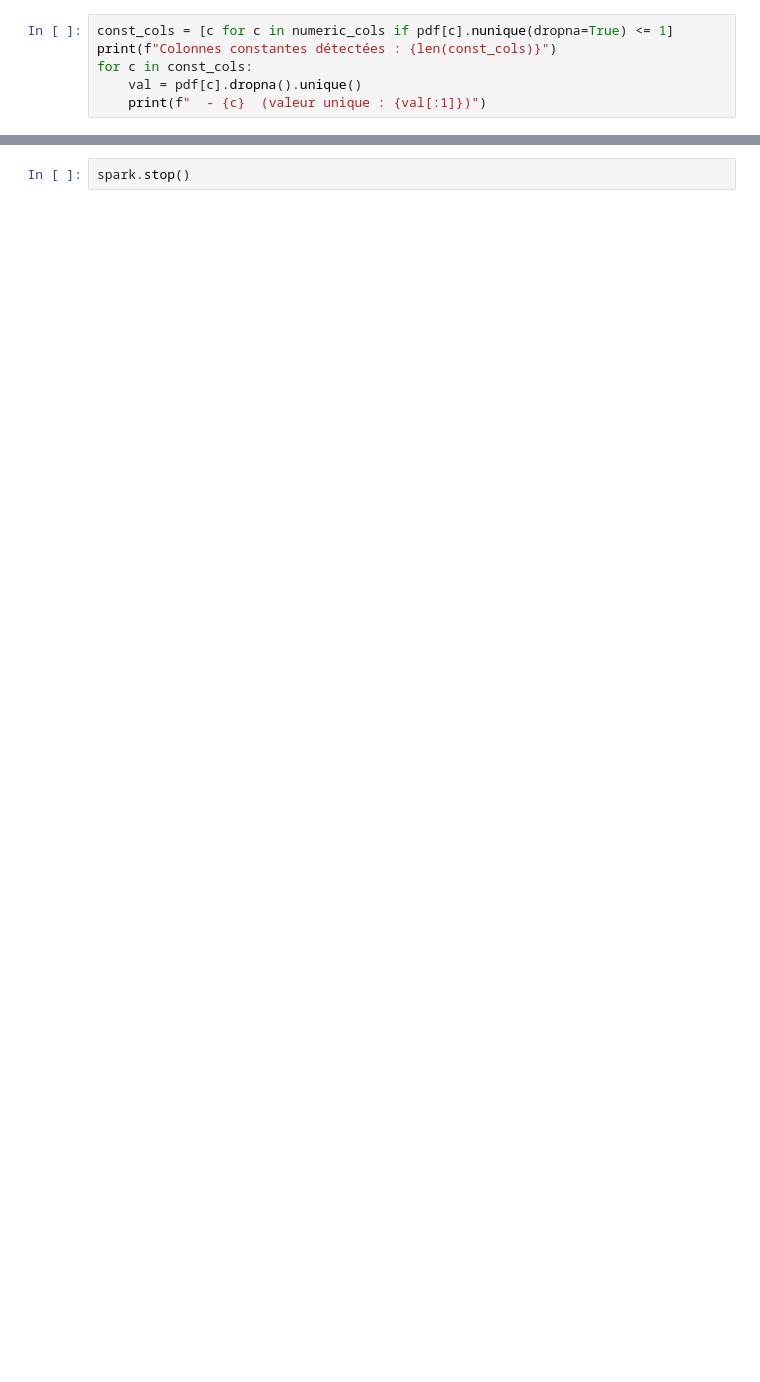
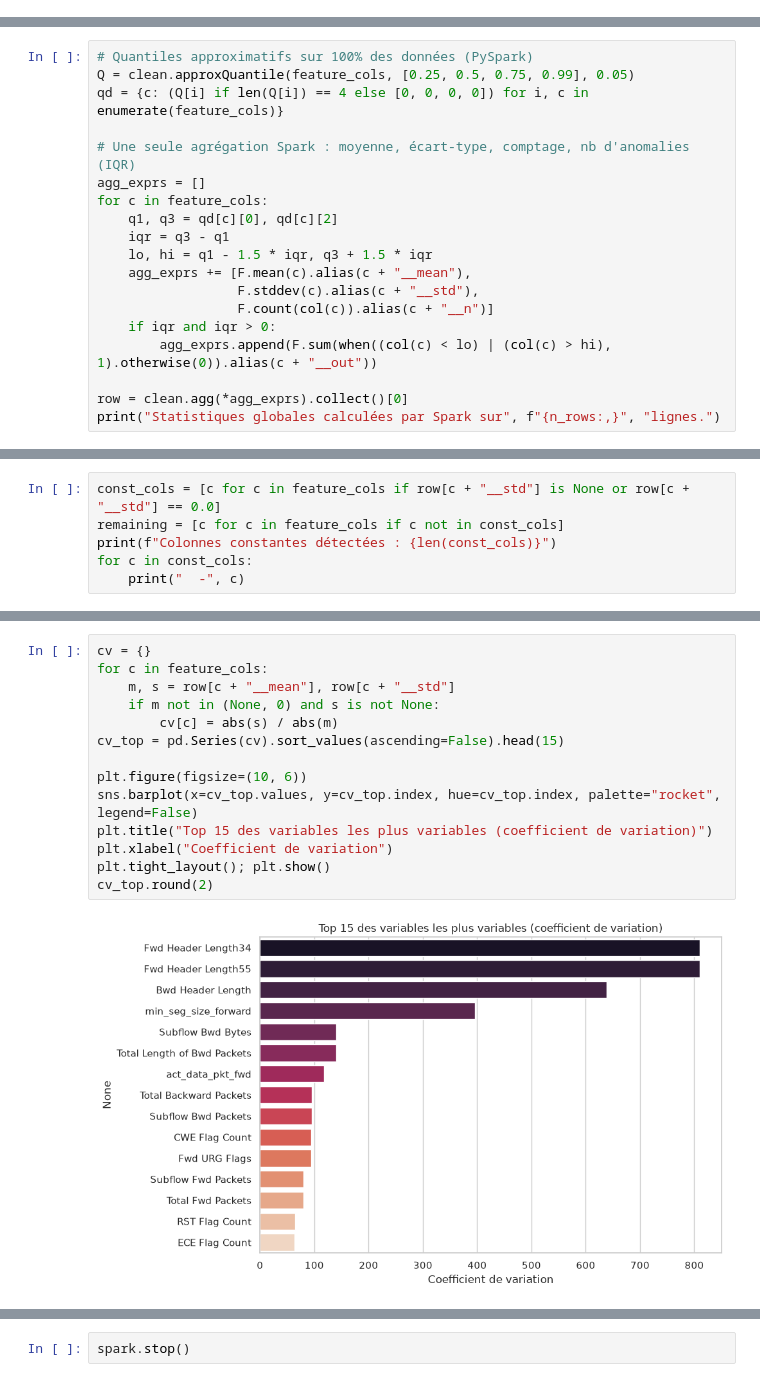
Before and after one commit to nina82004/projet_hadoop, a Jupyter notebook: analyse_resultats.ipynb, the cells around one changed output, grey strips where cells are left out. Saved outputs shown, nothing was run; the diff lists cells and outputs as text; blank space fills up the shorter version.

```diff
--- a/analyse_resultats.ipynb
+++ b/analyse_resultats.ipynb
@@ -165,6 +0,0 @@ au modèle : elle peut être supprimée.
-# %%
-const_cols = [c for c in numeric_cols if pdf[c].nunique(dropna=True) <= 1]
-print(f"Colonnes constantes détectées : {len(const_cols)}")
-for c in const_cols:
-    val = pdf[c].dropna().unique()
-    print(f"  - {c}  (valeur unique : {val[:1]})")
@@ -396,0 +105,19 @@ Colonnes supprimées :
+# %%
+# Quantiles approximatifs sur 100% des données (PySpark)
+Q = clean.approxQuantile(feature_cols, [0.25, 0.5, 0.75, 0.99], 0.05)
+qd = {c: (Q[i] if len(Q[i]) == 4 else [0, 0, 0, 0]) for i, c in enumerate(feature_cols)}
+
+# Une seule agrégation Spark : moyenne, écart-type, comptage, nb d'anomalies (IQR)
+agg_exprs = []
+for c in feature_cols:
+    q1, q3 = qd[c][0], qd[c][2]
+    iqr = q3 - q1
+    lo, hi = q1 - 1.5 * iqr, q3 + 1.5 * iqr
+    agg_exprs += [F.mean(c).alias(c + "__mean"),
+                  F.stddev(c).alias(c + "__std"),
+                  F.count(col(c)).alias(c + "__n")]
+    if iqr and iqr > 0:
+        agg_exprs.append(F.sum(when((col(c) < lo) | (col(c) > hi), 1).otherwise(0)).alias(c + "__out"))
+
+row = clean.agg(*agg_exprs).collect()[0]
+print("Statistiques globales calculées par Spark sur", f"{n_rows:,}", "lignes.")
@@ -396,0 +153,6 @@ Colonnes supprimées :
+# %%
+const_cols = [c for c in feature_cols if row[c + "__std"] is None or row[c + "__std"] == 0.0]
+remaining = [c for c in feature_cols if c not in const_cols]
+print(f"Colonnes constantes détectées : {len(const_cols)}")
+for c in const_cols:
+    print("  -", c)
@@ -396,0 +171,16 @@ Colonnes supprimées :
+# %%
+cv = {}
+for c in feature_cols:
+    m, s = row[c + "__mean"], row[c + "__std"]
+    if m not in (None, 0) and s is not None:
+        cv[c] = abs(s) / abs(m)
+cv_top = pd.Series(cv).sort_values(ascending=False).head(15)
+
+plt.figure(figsize=(10, 6))
+sns.barplot(x=cv_top.values, y=cv_top.index, hue=cv_top.index, palette="rocket", legend=False)
+plt.title("Top 15 des variables les plus variables (coefficient de variation)")
+plt.xlabel("Coefficient de variation")
+plt.tight_layout(); plt.show()
+cv_top.round(2)
+# %% [output]
+[figure, added]
```
Also changed, not shown: parts of 57 cells of this notebook, 2 other files.
